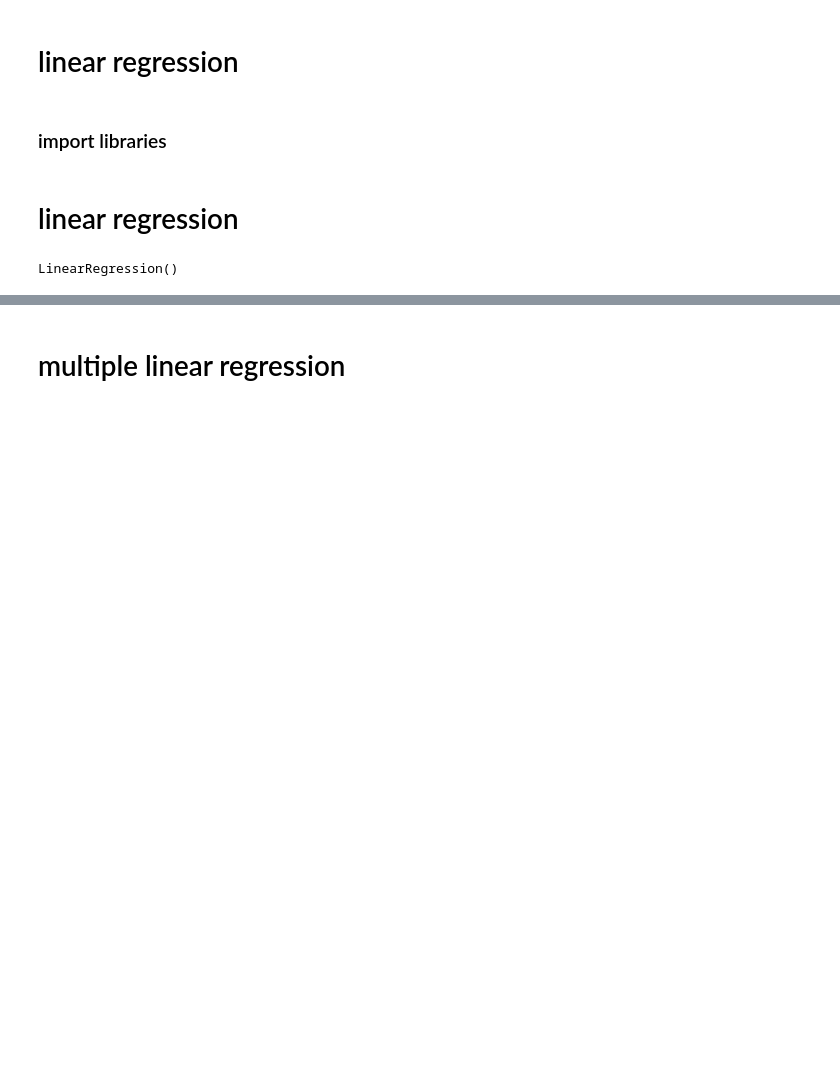
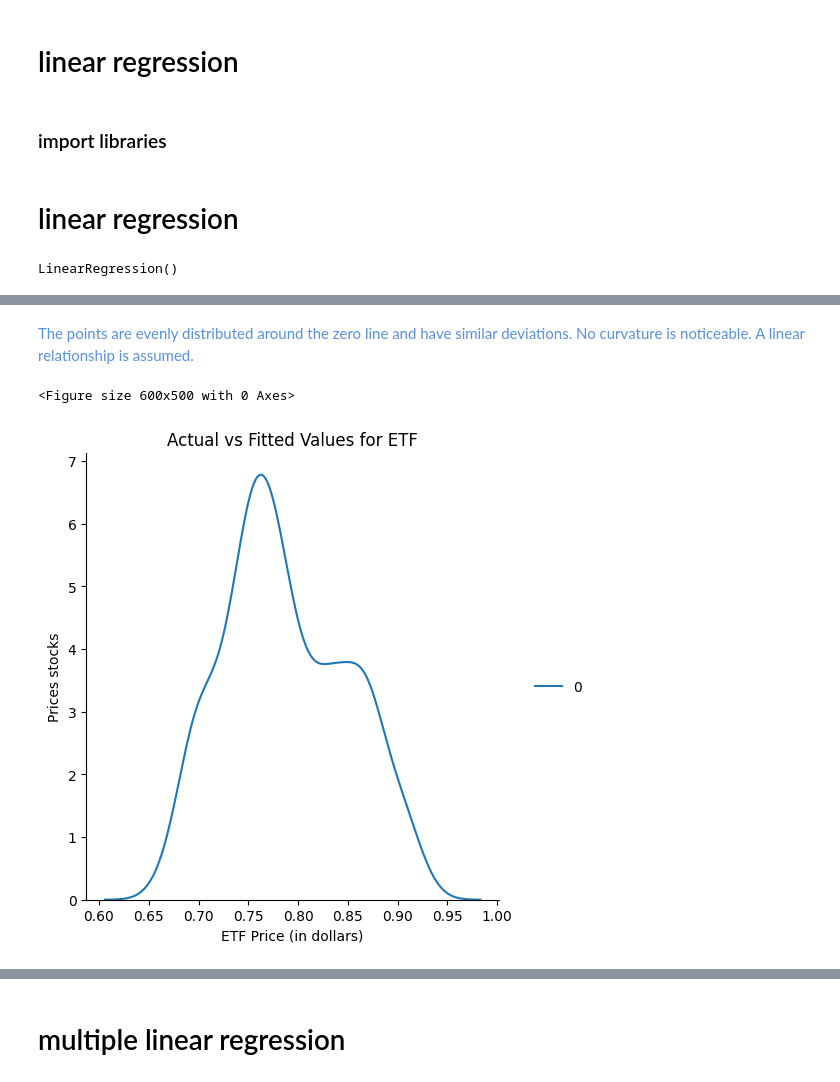
Before and after one commit to scaja/python_libraries_toolkits_for_modern_day_analysts_deprecated, a Jupyter notebook: 04_data_modeling.ipynb, the cells around one changed output, grey strips where cells are left out. Saved outputs shown, nothing was run; the diff lists cells and outputs as text; code cells hidden in the pictures; blank space fills up the shorter version.

```diff
--- a/04_data_modeling.ipynb
+++ b/04_data_modeling.ipynb
@@ -103,0 +95,13 @@ plt.show()
+# %% [markdown]
+<font color='#5891db'>The points are evenly distributed around the zero line and have similar deviations. No curvature is noticeable. A linear relationship is assumed.</font>
+# %%
+plt.figure(figsize=(width, height))
+sns.displot(Yhat, label="Fitted Values" , kind="kde")
+plt.title('Actual vs Fitted Values for ETF')
+plt.xlabel('ETF Price (in dollars)')
+plt.ylabel('Prices stocks')
+plt.show()
+plt.close()
+# %% [output]
+<Figure size 600x500 with 0 Axes>
+[figure, added]
```
Also changed, not shown: parts of 52 cells of this notebook.
